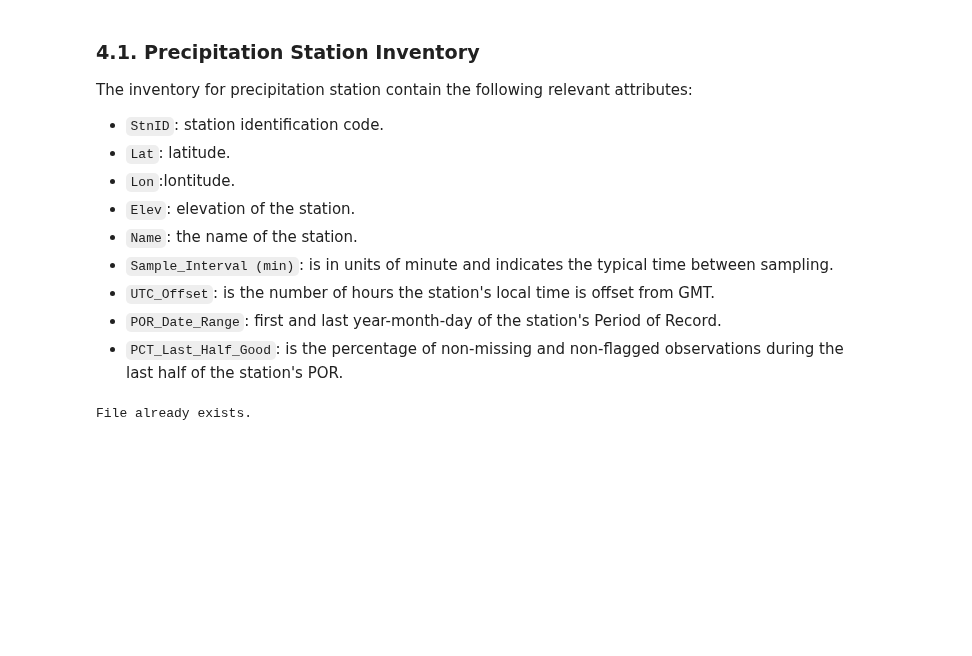
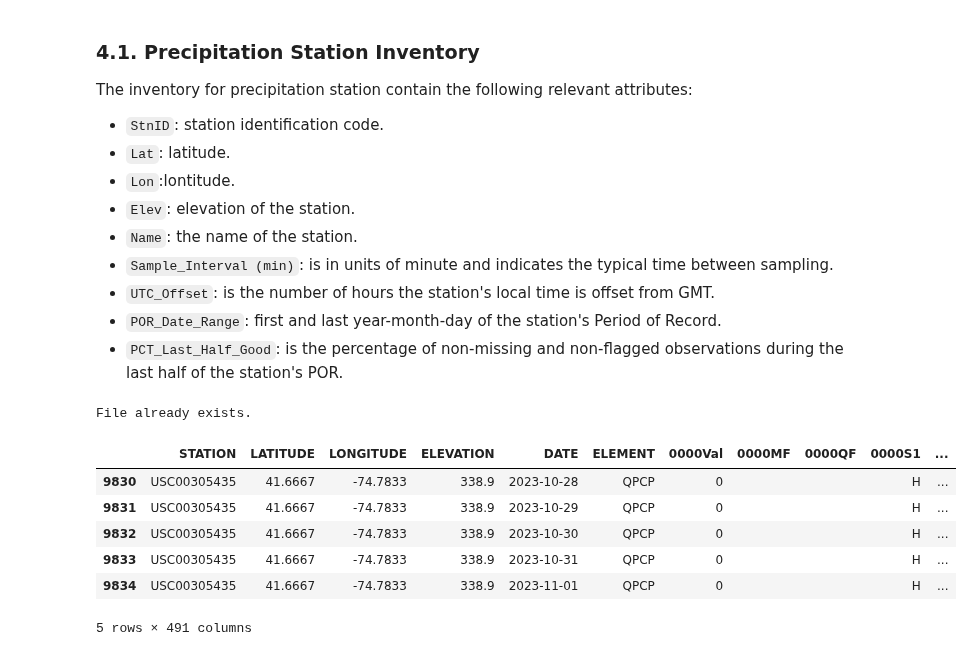
Before and after one commit to vpalvesalan/Unit-Hydrograph-Model, a Jupyter notebook: notebooks/data download/data_download.ipynb, the cells around one changed output. Cells and saved outputs as stored; diff of their text form; code cells hidden in the pictures; blank space fills up the shorter version.

Commit message:
Modify data download and preprocessing

```diff
--- a/notebooks/data download/data_download.ipynb
+++ b/notebooks/data download/data_download.ipynb
@@ -429,3 +429,15 @@ else:
     print('File already exists.')
 # %% [output]
 File already exists.
+# %%
+USC00305435 = pd.read_csv('https://www1.ncdc.noaa.gov/pub/data/hpd/auto/v2/beta/15min/all_csv/USC00305435.15m.csv')
+# %%
+USC00305435.tail()
+# %% [output]
+|  | STATION | LATITUDE | LONGITUDE | ELEVATION | DATE | ELEMENT | 0000Val | 0000MF | 0000QF | 0000S1 | ... |
+| 9830 | USC00305435 | 41.6667 | -74.7833 | 338.9 | 2023-10-28 | QPCP | 0 |  |  | H | ... |
+| 9831 | USC00305435 | 41.6667 | -74.7833 | 338.9 | 2023-10-29 | QPCP | 0 |  |  | H | ... |
+| 9832 | USC00305435 | 41.6667 | -74.7833 | 338.9 | 2023-10-30 | QPCP | 0 |  |  | H | ... |
+| 9833 | USC00305435 | 41.6667 | -74.7833 | 338.9 | 2023-10-31 | QPCP | 0 |  |  | H | ... |
+| 9834 | USC00305435 | 41.6667 | -74.7833 | 338.9 | 2023-11-01 | QPCP | 0 |  |  | H | ... |
+5 rows × 491 columns
```
Also changed, not shown: 1 other file.
